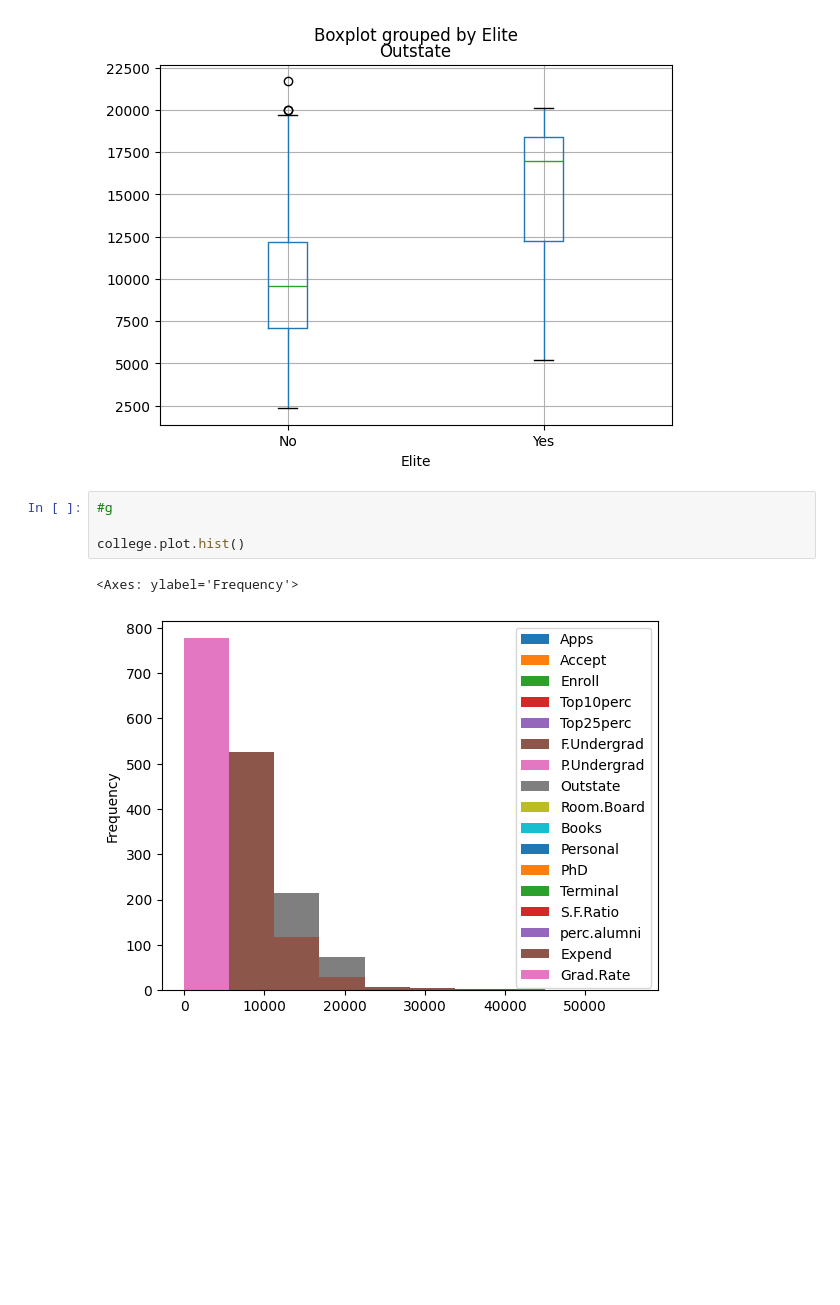
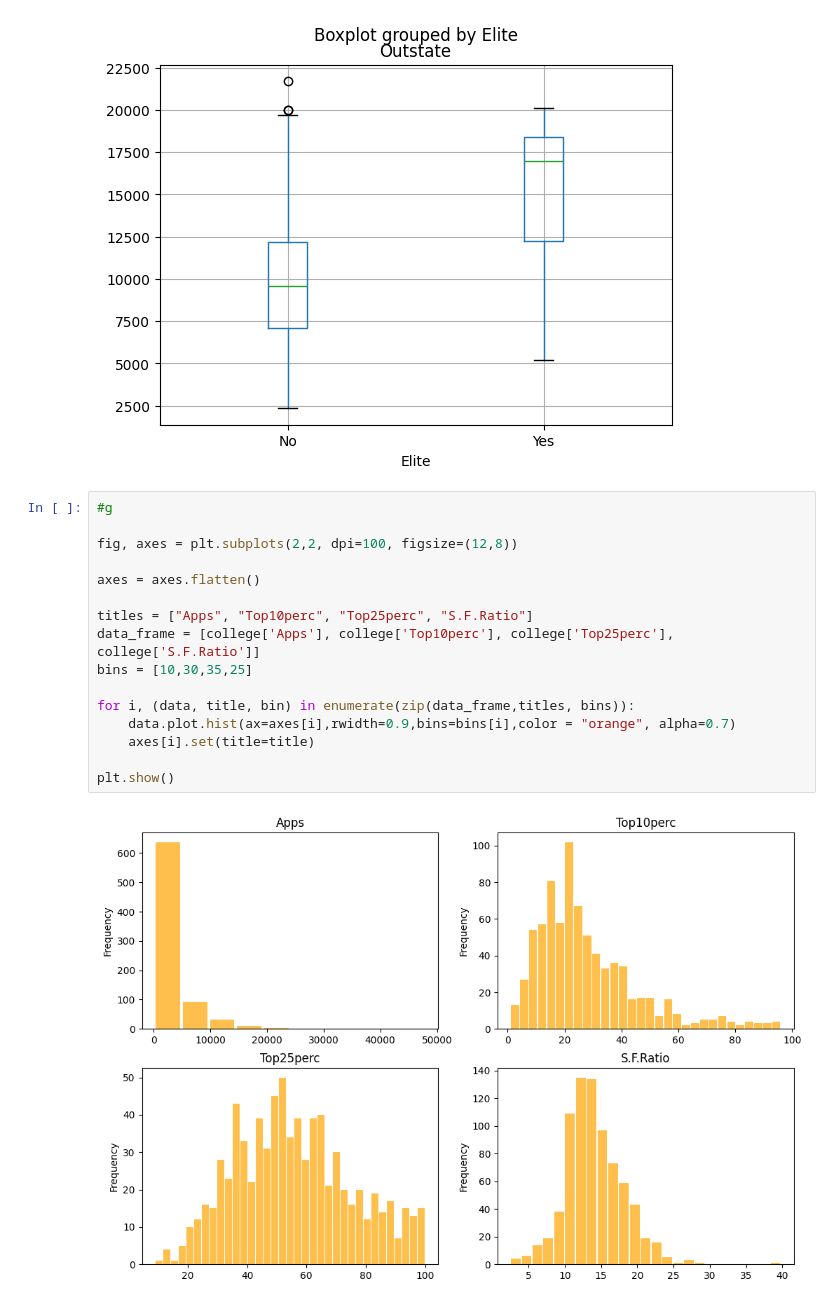
Before and after one commit to S1gge/Databehandling-Sigge-Parakhnevich, a Jupyter notebook: Labs/Labb_01/Labb_01.ipynb, the cells around one changed output. Drawn from its saved outputs; the diff is of its cells as text; blank space fills up the shorter version.

```diff
--- a/Labs/Labb_01/Labb_01.ipynb
+++ b/Labs/Labb_01/Labb_01.ipynb
@@ -115,10 +117,21 @@ box_plot_02
 # %% [output]
 <Axes: title={'center': 'Outstate'}, xlabel='Elite'>
 [figure]
-# %%
-#g
-
-college.plot.hist()
-# %% [output]
-<Axes: ylabel='Frequency'>
-[figure, removed]
+# %%
+#g
+
+fig, axes = plt.subplots(2,2, dpi=100, figsize=(12,8))
+
+axes = axes.flatten()
+
+titles = ["Apps", "Top10perc", "Top25perc", "S.F.Ratio"]
+data_frame = [college['Apps'], college['Top10perc'], college['Top25perc'], college['S.F.Ratio']]
+bins = [10,30,35,25]
+
+for i, (data, title, bin) in enumerate(zip(data_frame,titles, bins)):
+    data.plot.hist(ax=axes[i],rwidth=0.9,bins=bins[i],color = "orange", alpha=0.7)
+    axes[i].set(title=title)
+
+plt.show()
+# %% [output]
+[figure, added]
```
Also changed, not shown: parts of 1 cell of this notebook.
